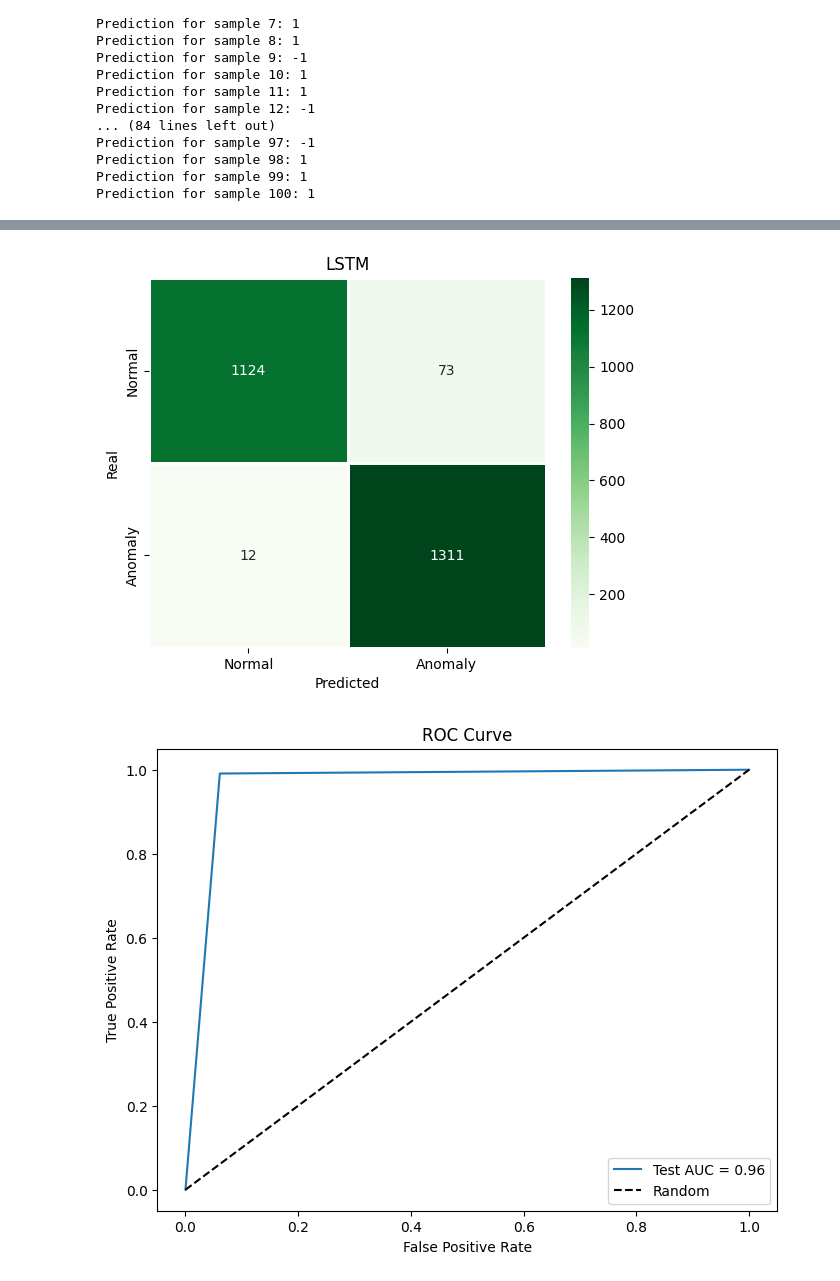
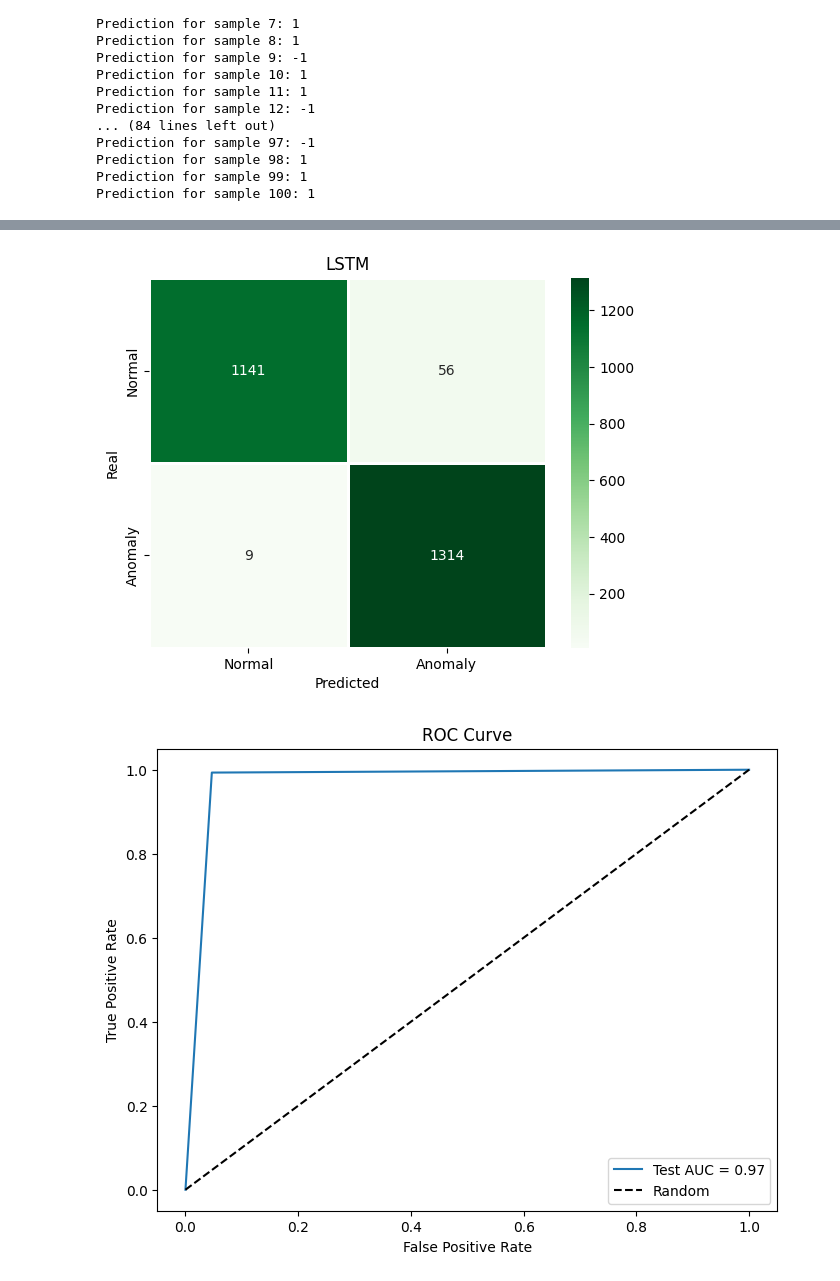
Before and after one commit to duydang2002/Anomaly-Intrusion-Detection, a Jupyter notebook: AIDS.ipynb, the cells around one changed output, grey strips where cells are left out. Drawn from its saved outputs; the diff is of its cells as text; code cells hidden in the pictures.

```diff
--- a/AIDS.ipynb
+++ b/AIDS.ipynb
@@ -260,7 +261,7 @@ import os
 
 auc_scores = []
 
-max_epoch=20
+max_epoch=25
 nfolds=10
 batch_size=128
 model = None
@@ -273,14 +274,13 @@ def build_Model():
   model.add(SpatialDropout1D(0.5))
   model.add(LSTM(128, dropout=0.2, recurrent_dropout=0.2))
   model.add(Dense(1, activation='sigmoid'))
-
   model.compile(loss='binary_crossentropy',
               optimizer='adam')
   return model
 
 for fold in range(nfolds):
     print("fold {}/{}".format(fold+1, nfolds))
-    X_train, X_test, y_train, y_test = train_test_split(X, y, random_state=42, train_size=0.8)
+    X_train, X_Test, y_train, y_Test = train_test_split(X, y, random_state=42, train_size=0.9)
 
     model = build_Model();
 
@@ -291,7 +291,7 @@ for fold in range(nfolds):
         X_train = np.array(X_train)
         y_train = np.array(y_train)
         X_train = X_train.reshape((X_train.shape[0], X_train.shape[1], 1))
-        X_valid = X_valid.reshape((X_valid.shape[0], X_valid.shape[1],1))
+        X_valid = X_valid.reshape((X_valid.shape[0], X_valid.shape[1], 1))
         #print(X_train[0])
         model.fit(X_train, y_train, batch_size=batch_size, epochs=1)
 
@@ -302,16 +302,16 @@ for fold in range(nfolds):
         if t_auc > best_auc:
           best_auc = t_auc
           best_iter = ep
-          X_test = X_test.reshape((X_test.shape[0], X_test.shape[1],1))
-          probs = model.predict(X_test)
+          X_Test = X_Test.reshape((X_Test.shape[0], X_Test.shape[1],1))
+          probs = model.predict(X_Test)
 
-          test_fpr, test_tpr, _ = roc_curve(y_test, probs)
+          test_fpr, test_tpr, _ = roc_curve(y_Test, probs)
           test_auc = auc(test_fpr, test_tpr)
-          print(sklearn.metrics.confusion_matrix(y_test, probs > 0.5))
+          print(sklearn.metrics.confusion_matrix(y_Test, probs > 0.5))
+
+          os.chdir("/content/drive/MyDrive/AIDS")
+          model.save('saved_model2.keras')
 average_auc = np.mean(auc_scores)
 print("Average AUC across all folds: {}".format(average_auc))
-
-os.chdir("/content/drive/MyDrive/AIDS")
-model.save('saved_model.keras')
 # %% [output]
 fold 1/10
@@ -340,10 +343,11 @@ from keras.preprocessing import sequence
 from keras.models import load_model
 import matplotlib.pyplot as plt
 from sklearn.metrics import roc_curve, auc
+import seaborn as sns
 
 os.chdir("/content/drive/MyDrive/AIDS")
 
-AIDS_model = load_model('saved_model.keras')
+AIDS_model = load_model('saved_model2.keras')
 # X_testset = test
 
 # scaler = RobustScaler()
@@ -394,3 +398,3 @@ Prediction for sample 11: [0.9482178]
 weighted avg       0.97      0.97      0.97      2520
 [figure]
-[figure, old version]
+[figure, new version]
```
Also changed, not shown: parts of 6 cells of this notebook.
